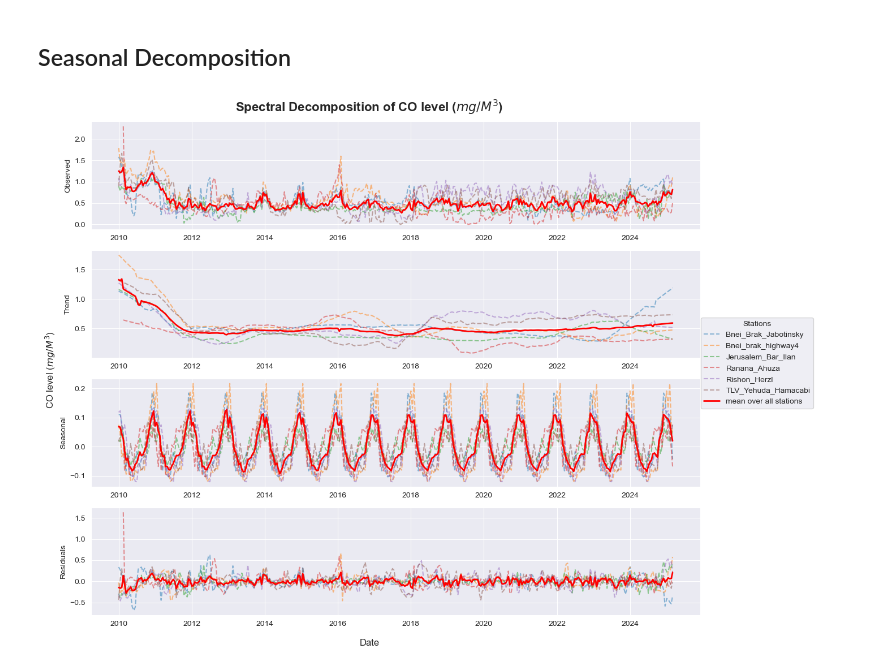
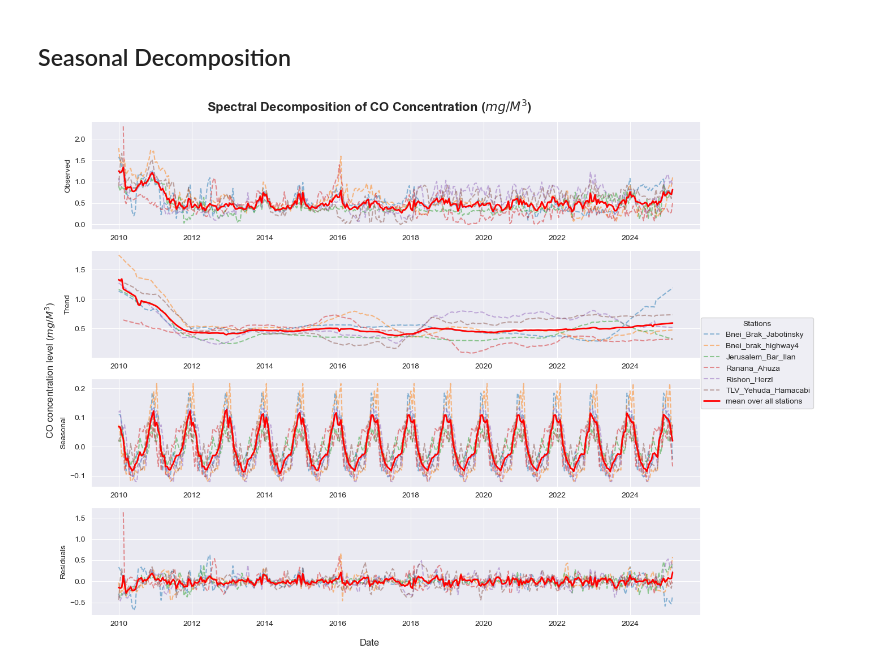
Before and after one commit to sinitsky96/Time-Series-Project, a Jupyter notebook: 02_pollution_eda_final.ipynb, the cells around one changed output. Cells and saved outputs as stored; diff of their text form; code cells hidden in the pictures.

```diff
--- a/02_pollution_eda_final.ipynb
+++ b/02_pollution_eda_final.ipynb
@@ -118,9 +118,10 @@ plt.show()
 ## Seasonal Decomposition
 # %%
 co_half_monthly = aggregate_half_monthly(co_emission)
-co_half_monthly_longer = co_half_monthly.melt(id_vars=['date'], var_name='station', value_name='CO_level')
+co_half_monthly_longer = co_half_monthly.melt(id_vars=['date'], var_name='station', value_name='CO')
+co_half_monthly_longer.to_csv("data/co_half_monthly.csv", index=False)
 # %%
-def extract_decomposition(group, period_months, value_name='CO_level'):
+def extract_decomposition(group, period_months, value_name='CO'):
     group = group.dropna(subset=[value_name])
     decomposition = seasonal_decompose(group[value_name], period=period_months, model='additive', extrapolate_trend='freq')
     group['Observed'] = decomposition.observed
@@ -141,33 +142,33 @@ co_mean = co_decomposition.groupby(["date"])[["Observed","Trend", "Seasonal", "R
 fig, axes = plt.subplots(nrows=4, ncols=1, figsize=(12, 10))
 
 # observed
 sns.lineplot(ax = axes[0], data = co_decomposition, x="date", y="Observed", hue = "station", alpha = 0.5, linestyle='--')
 sns.lineplot(ax = axes[0], data = co_mean, x="date", y=r"Observed", color = "red", linewidth = 2, label="mean over all stations")
 
 # trend
 sns.lineplot(ax = axes[1], data = co_decomposition, x="date", y="Trend", hue = "station", alpha = 0.5, linestyle='--')
 sns.lineplot(ax = axes[1], data = co_mean, x="date", y="Trend", color = "red", linewidth = 2, label="mean over all stations")
 
 # seasonal component
 sns.lineplot(ax = axes[2], data = co_decomposition, x="date", y="Seasonal", hue = "station", alpha = 0.5, linestyle='--')
 sns.lineplot(ax = axes[2], data = co_mean, x="date", y="Seasonal", color = "red", linewidth = 2, label="mean over all stations")
 # residuals
 sns.lineplot(ax = axes[3], data = co_decomposition, x="date", y="Residuals", hue = "station", alpha = 0.5, linestyle='--')
 sns.lineplot(ax = axes[3], data = co_mean, x="date", y="Residuals", color = "red", linewidth = 2, label="mean over all stations")
 
 handles, labels = axes[0].get_legend_handles_labels()
 fig.legend(handles, labels, title = "Stations", bbox_to_anchor=(1.16, 0.60))
 
 for ax in axes:
     ax.legend_.remove()
     ax.set_xlabel("")
 
-fig.suptitle(r"Spectral Decomposition of CO level ($mg/M^3$)", fontsize=16, fontweight="bold")
-fig.supylabel(r"CO level ($mg/M^3$)")
+fig.suptitle(r"Spectral Decomposition of CO Concentration ($mg/M^3$)", fontsize=16, fontweight="bold")
+fig.supylabel(r"CO concentration level ($mg/M^3$)")
 fig.supxlabel("Date")
 
 plt.tight_layout()
 #plt.savefig("visualizations/spectral_decomposition_final.png", dpi=300, bbox_inches='tight')
 plt.show()
 # %% [output]
-[figure, old version]
+[figure, new version]
```
Also changed, not shown: parts of 2 cells of this notebook, 2 other files.
